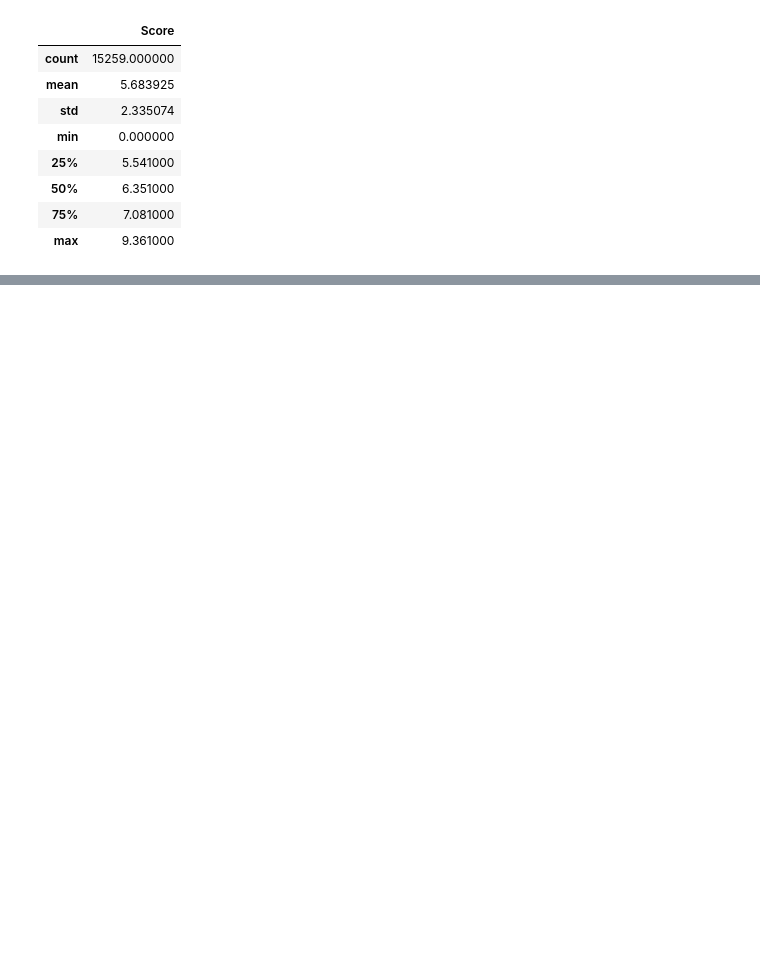
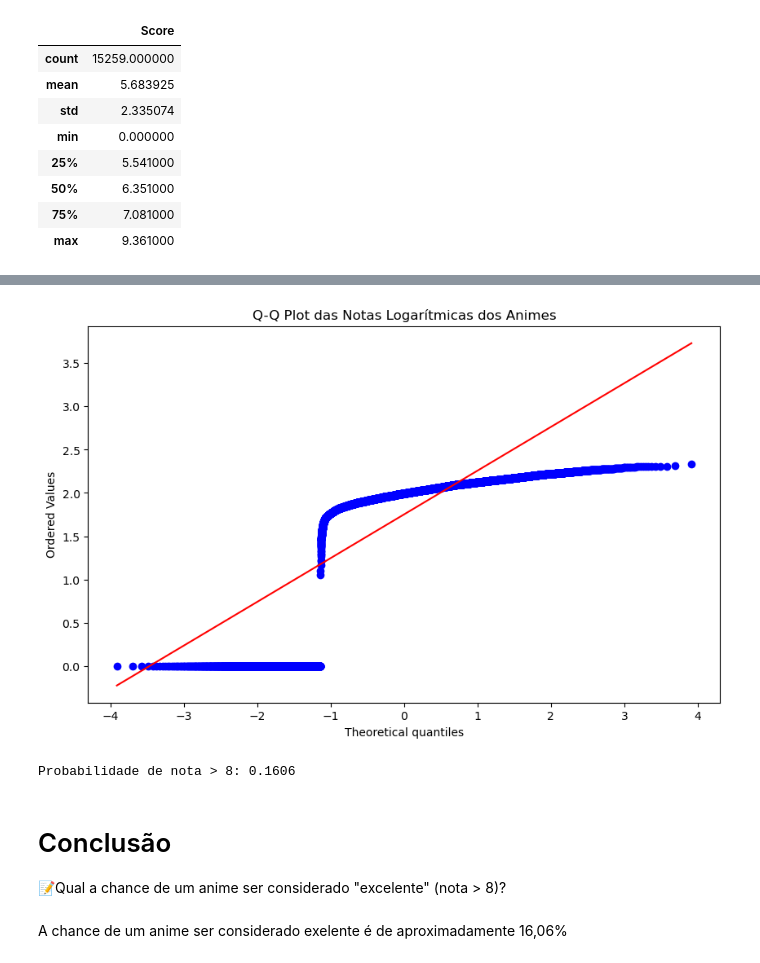
Before and after one commit to BrunoMatheus96/ProjetoBMSL-Boa_Avalicao_de_Anime, a Jupyter notebook: Avalicao_de_Animes.ipynb, the cells around one changed output, grey strips where cells are left out. Cells and saved outputs as stored; diff of their text form; code cells hidden in the pictures; blank space fills up the shorter version.

```diff
--- a/Avalicao_de_Animes.ipynb
+++ b/Avalicao_de_Animes.ipynb
@@ -179,0 +201,25 @@ KeyError: 'score'
+# %%
+# Gráfico Q-Q
+plt.figure(figsize=(10, 6))
+stats.probplot(df_anime['log_score'], dist="norm", plot=plt)
+plt.title('Q-Q Plot das Notas Logarítmicas dos Animes')
+plt.show()
+# %% [output]
+[figure, added]
+# %%
+# Calculando o z-score para nota 8
+z = (8 - media) / desvio_padrao
+
+# Calculando a probabilidade acumulada (área à esquerda de 8)
+p_less_than_8 = norm.cdf(z)
+
+# A probabilidade de ser maior que 8 será o complemento
+p_greater_than_8 = 1 - p_less_than_8
+print(f"Probabilidade de nota > 8: {p_greater_than_8:.4f}")
+# %% [output]
+Probabilidade de nota > 8: 0.1606
+# %% [markdown]
+# Conclusão
+📝Qual a chance de um anime ser considerado "excelente" (nota > 8)?
+# %% [markdown]
+A chance de um anime ser considerado exelente é de aproximadamente 16,06%
```
Also changed, not shown: parts of 11 cells of this notebook.
